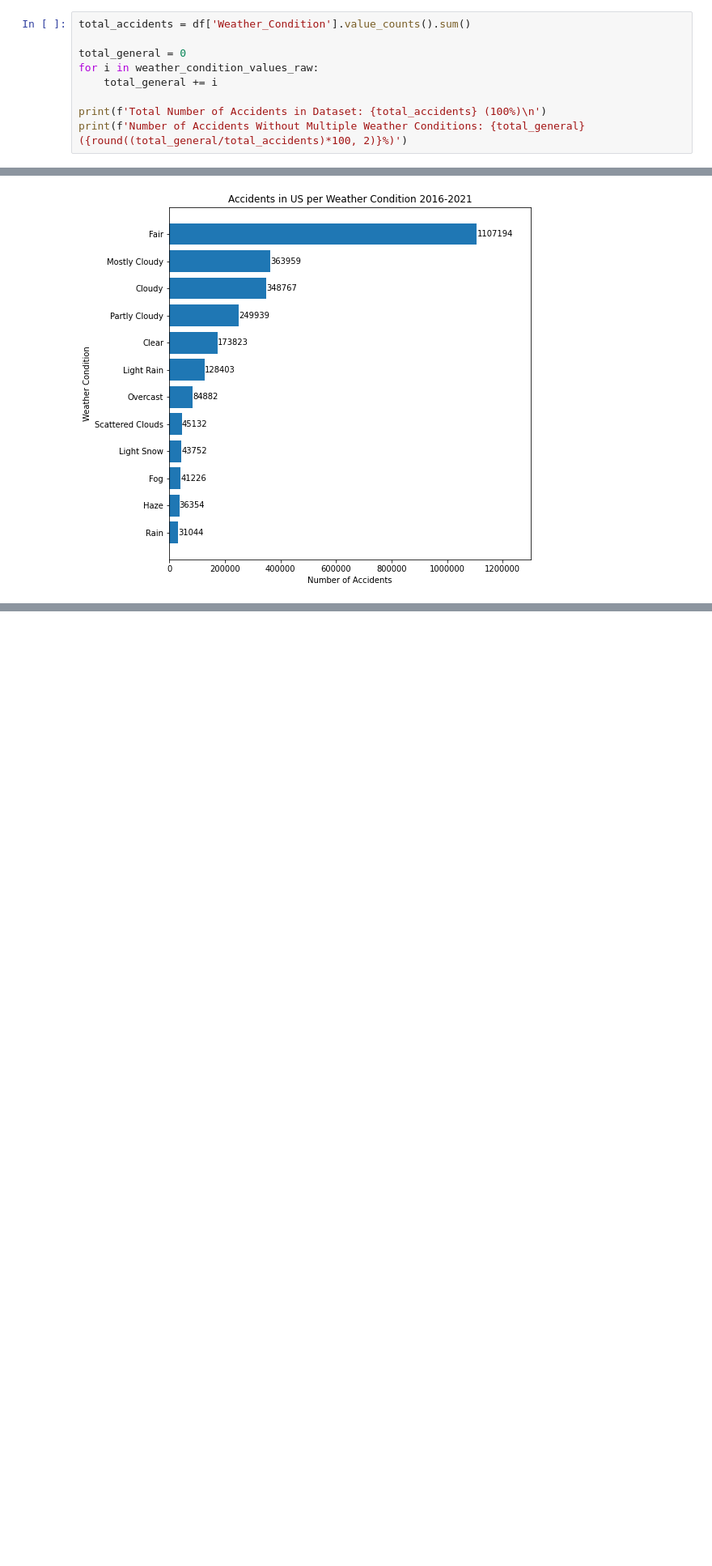
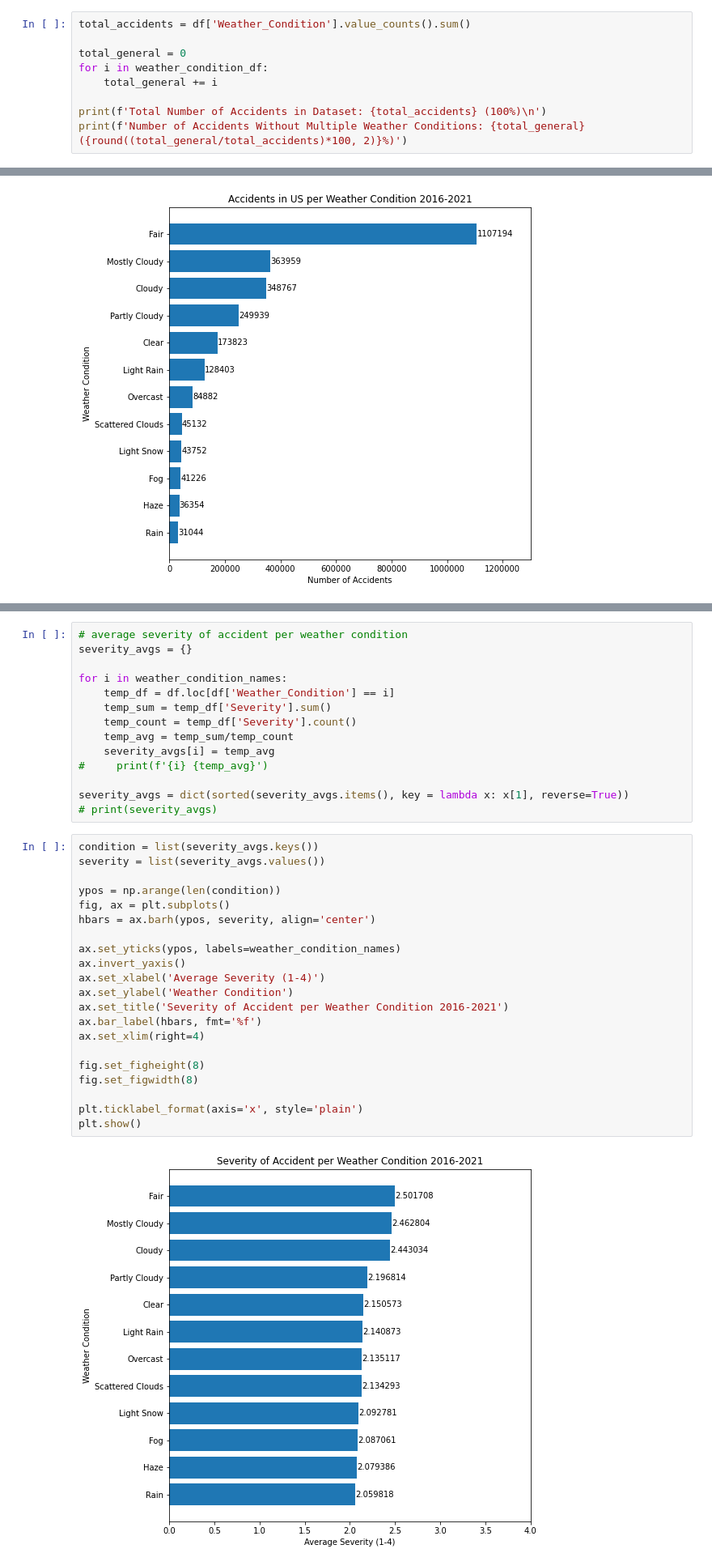
Before and after one commit to KevinWu262/Accidents-Analysis, a Jupyter notebook: Accidents Analysis.ipynb, the cells around one changed output, grey strips where cells are left out. Shown at 81% size. Saved outputs shown, nothing was run; the diff lists cells and outputs as text; blank space fills up the shorter version.

Commit message:
added new severity section and markdowns

```diff
--- a/Accidents Analysis.ipynb
+++ b/Accidents Analysis.ipynb
@@ -101,7 +73,7 @@ Name: Weather_Condition, dtype: int64
 total_accidents = df['Weather_Condition'].value_counts().sum()
 
 total_general = 0
-for i in weather_condition_values_raw:
+for i in weather_condition_df:
     total_general += i
 
 print(f'Total Number of Accidents in Dataset: {total_accidents} (100%)\n')
@@ -136,0 +116,37 @@ plt.show()
+# %%
+# average severity of accident per weather condition
+severity_avgs = {}
+
+for i in weather_condition_names:
+    temp_df = df.loc[df['Weather_Condition'] == i]
+    temp_sum = temp_df['Severity'].sum()
+    temp_count = temp_df['Severity'].count()
+    temp_avg = temp_sum/temp_count
+    severity_avgs[i] = temp_avg
+#     print(f'{i} {temp_avg}')
+
+severity_avgs = dict(sorted(severity_avgs.items(), key = lambda x: x[1], reverse=True))
+# print(severity_avgs)
+# %%
+condition = list(severity_avgs.keys())
+severity = list(severity_avgs.values())
+
+ypos = np.arange(len(condition))
+fig, ax = plt.subplots()
+hbars = ax.barh(ypos, severity, align='center')
+
+ax.set_yticks(ypos, labels=weather_condition_names)
+ax.invert_yaxis()
+ax.set_xlabel('Average Severity (1-4)')
+ax.set_ylabel('Weather Condition')
+ax.set_title('Severity of Accident per Weather Condition 2016-2021')
+ax.bar_label(hbars, fmt='%f')
+ax.set_xlim(right=4)
+
+fig.set_figheight(8)
+fig.set_figwidth(8)
+
+plt.ticklabel_format(axis='x', style='plain')
+plt.show()
+# %% [output]
+[figure, added]
```
Also changed, not shown: parts of 7 cells of this notebook.
